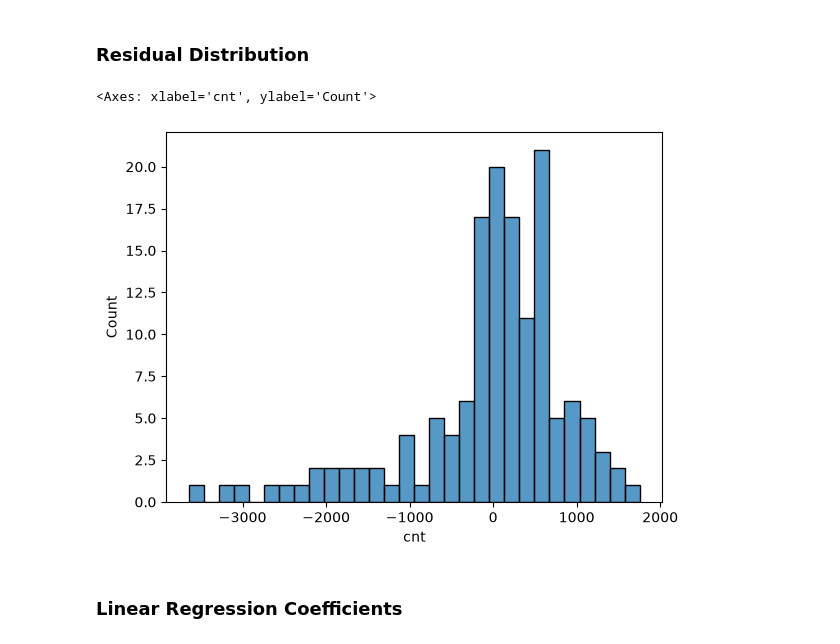
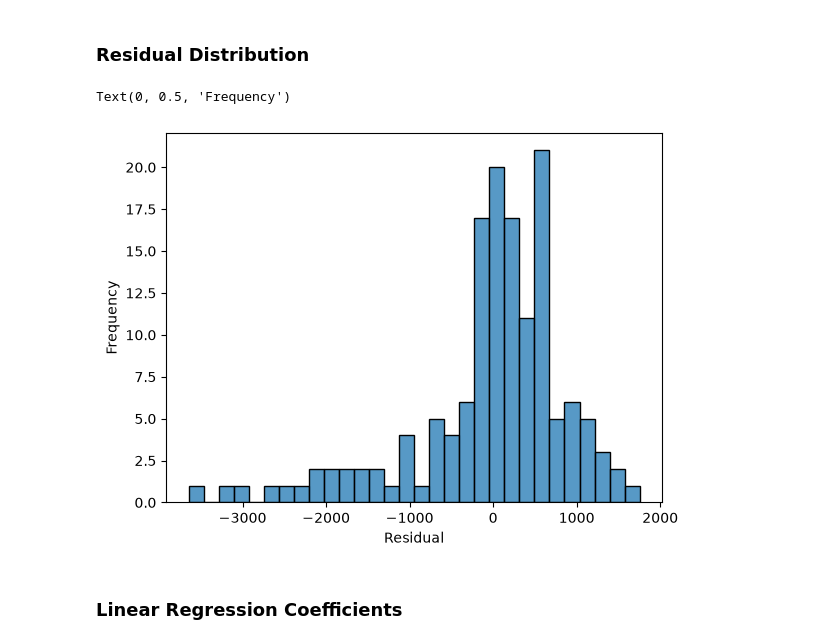
Before and after one commit to putindao/bike_sharing_forecast, a Jupyter notebook: notebook/models.ipynb, the cells around one changed output. Drawn from its saved outputs; the diff is of its cells as text; code cells hidden in the pictures.

```diff
--- a/notebook/models.ipynb
+++ b/notebook/models.ipynb
@@ -229,9 +229,11 @@ plt.axhline(0, linestyle="--")
 ### Residual Distribution
 # %%
 sns.histplot(residual, bins=30)
+plt.xlabel("Residual")
+plt.ylabel("Frequency")
 # %% [output]
-<Axes: xlabel='cnt', ylabel='Count'>
+Text(0, 0.5, 'Frequency')
-[figure, old version]
+[figure, new version]
 # %% [markdown]
 ### Linear Regression Coefficients
 # %%
```
Also changed, not shown: parts of 4 cells of this notebook.
